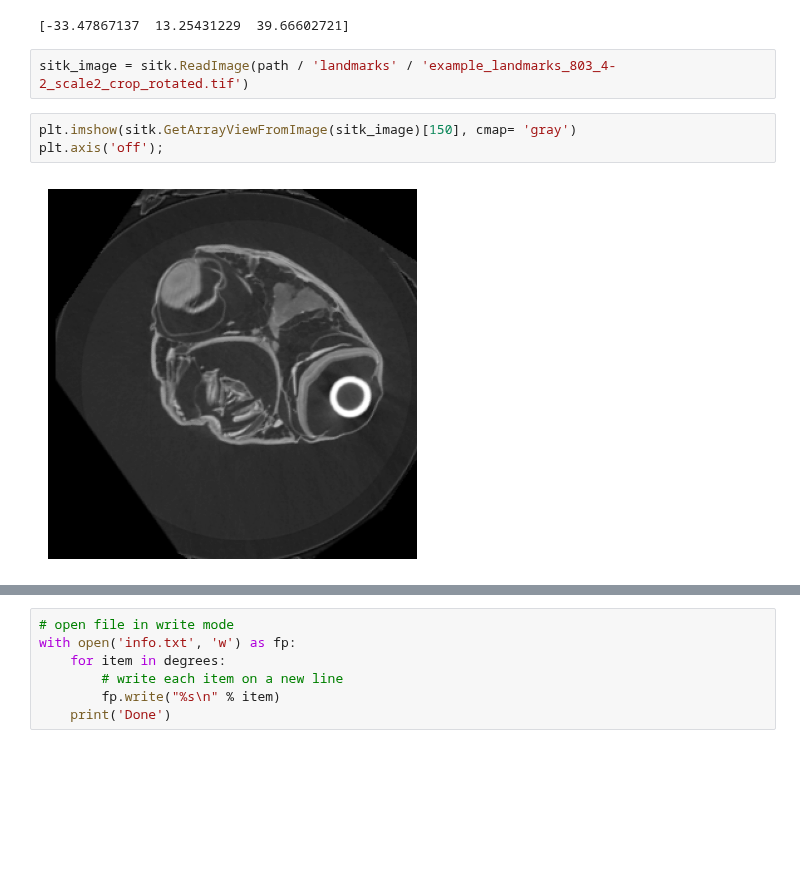
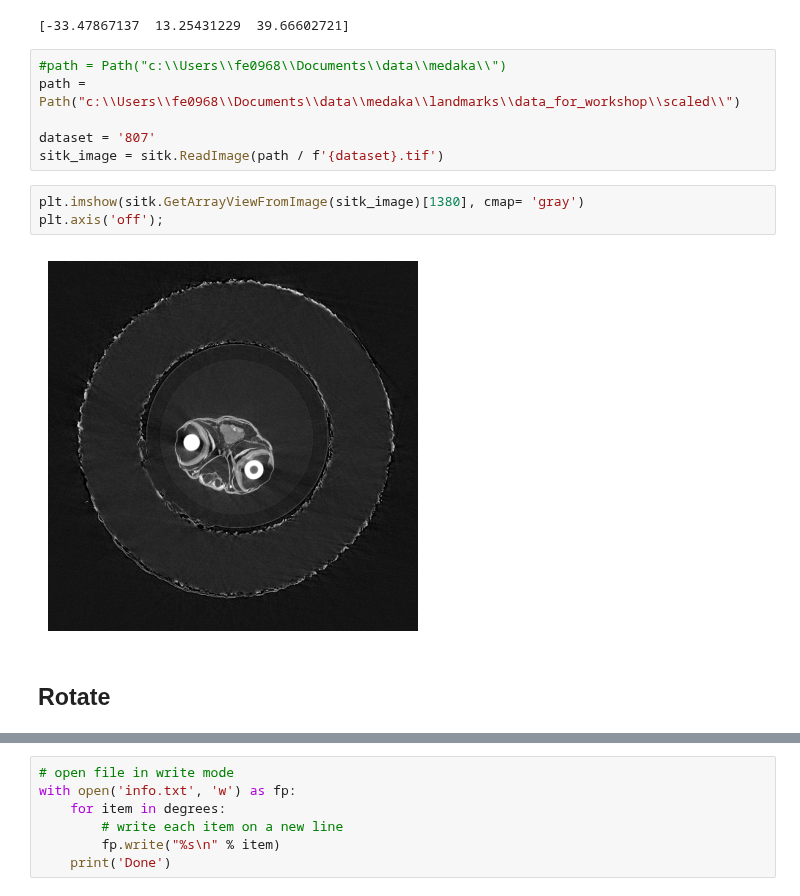
Before and after one commit to axruff/Medaka, a Jupyter notebook: AlignVolumeFromTransform.ipynb, the cells around one changed output, grey strips where cells are left out. Drawn from its saved outputs; the diff is of its cells as text; blank space fills up the shorter version.

```diff
--- a/AlignVolumeFromTransform.ipynb
+++ b/AlignVolumeFromTransform.ipynb
@@ -79,12 +105,18 @@ z2 = [0.70615860085048132, -2.9216395384872545e-17, 0.7080536917811322]
 # %% [output]
 [-33.47867137  13.25431229  39.66602721]
 # %%
-sitk_image = sitk.ReadImage(path / 'landmarks' / 'example_landmarks_803_4-2_scale2_crop_rotated.tif')
+#path = Path("c:\\Users\\fe0968\\Documents\\data\\medaka\\")
+path = Path("c:\\Users\\fe0968\\Documents\\data\\medaka\\landmarks\\data_for_workshop\\scaled\\")
+
+dataset = '807'
+sitk_image = sitk.ReadImage(path / f'{dataset}.tif')
 # %%
-plt.imshow(sitk.GetArrayViewFromImage(sitk_image)[150], cmap= 'gray')
+plt.imshow(sitk.GetArrayViewFromImage(sitk_image)[1380], cmap= 'gray')
 plt.axis('off');
 # %% [output]
-[figure, old version]
+[figure, new version]
+# %% [markdown]
+## Rotate
 # %%
 #rotation_radians = np.radians(rotation_degrees).tolist()
 #rotation_degrees = [0,0,0]
```
Also changed, not shown: parts of 21 cells of this notebook, 1 other file.
